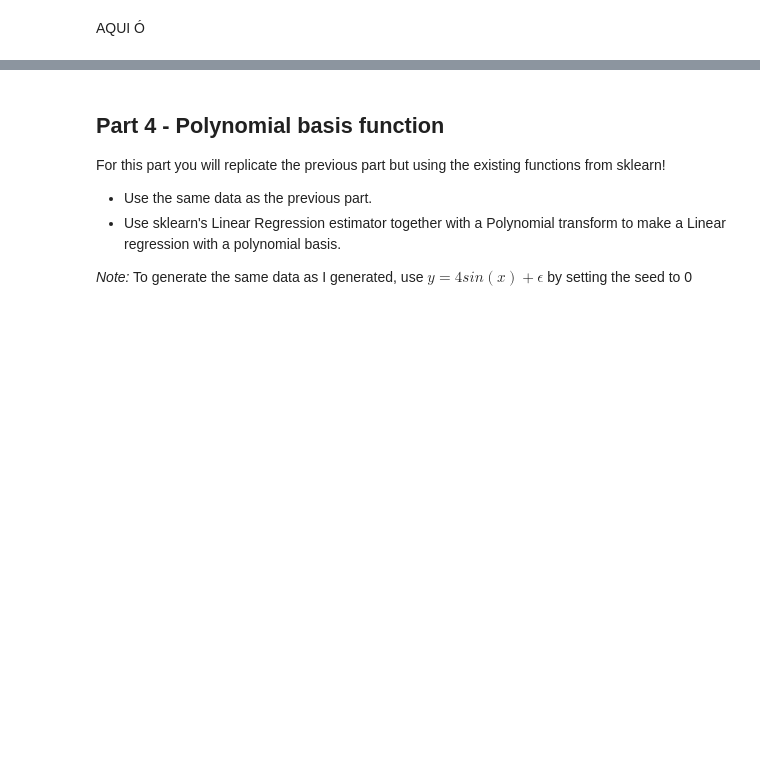
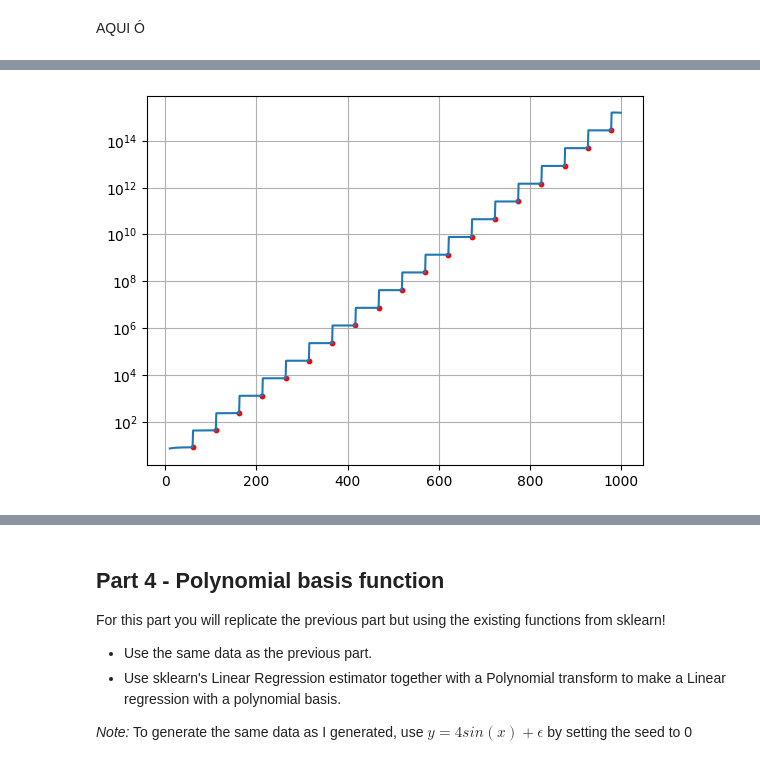
Before and after one commit to Gustasnz/Projeto-3---ALN, a Jupyter notebook: 231163 (3).ipynb, the cells around one changed output, grey strips where cells are left out. Drawn from its saved outputs; the diff is of its cells as text; code cells hidden in the pictures; blank space fills up the shorter version.

```diff
--- a/231163 (3).ipynb
+++ b/231163 (3).ipynb
@@ -509,0 +373,28 @@ plt.show()
+# %%
+condicionamento_canonico=[]
+counter=0
+d=3
+jumps_in_d=[]
+evil_ms=[]
+for m in range(10,1000):
+    counter+=1
+    x=np.linspace(-1,1,m)
+    y=np.sin(x)+np.random.normal(0,1,x.size)
+    w,lx=lr_pi_pol(x,y,d)
+    condicionamento_canonico.append(np.linalg.cond(lx))
+    if counter>50:
+        d+=2
+        jumps_in_d.append(np.linalg.cond(lx))
+        evil_ms.append(m)
+        counter=0
+
+ms = np.arange(10,1000)
+
+
+plt.plot(ms,condicionamento_canonico)
+plt.scatter(evil_ms,jumps_in_d,c="red",s=10)
+plt.yscale("log")
+plt.grid()
+plt.show()
+# %% [output]
+[figure, added]
```
Also changed, not shown: parts of 10 cells of this notebook.
